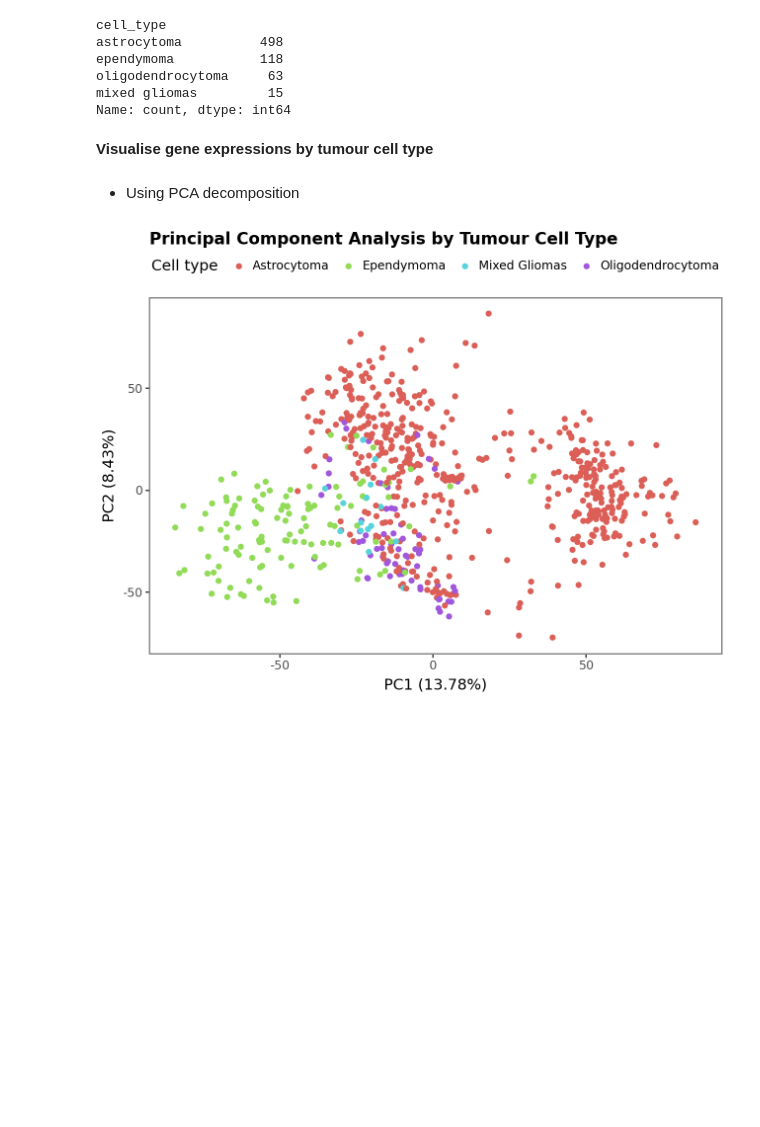
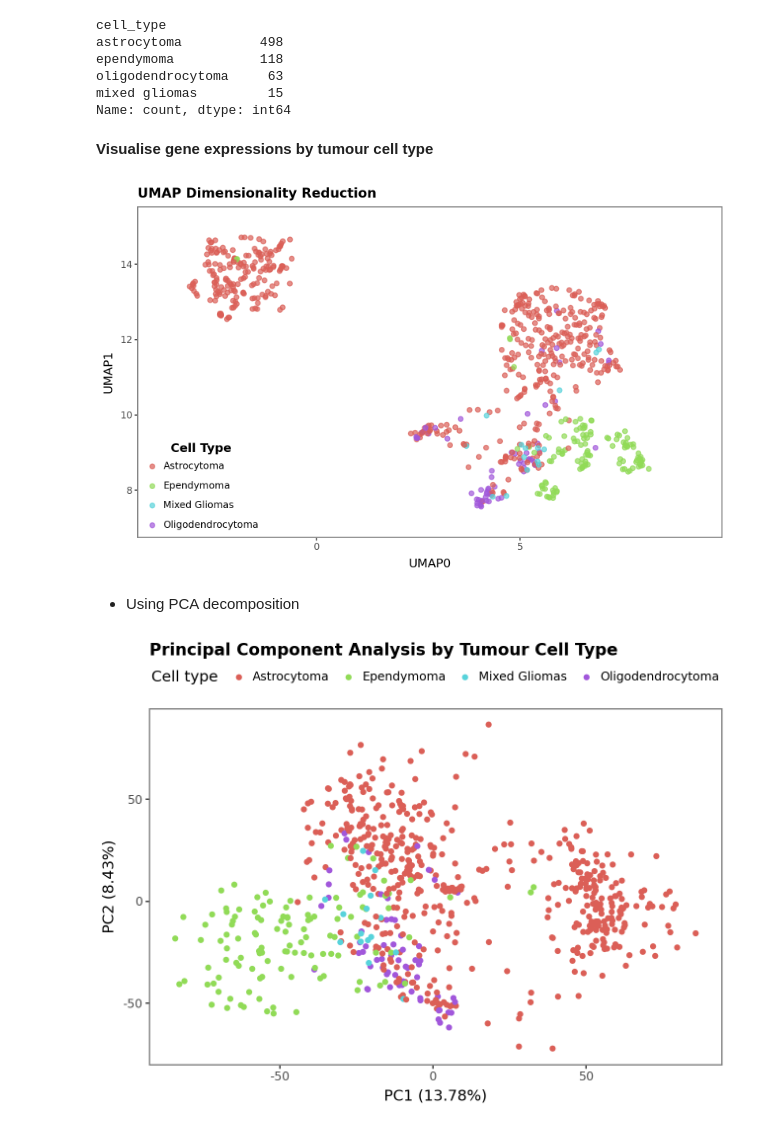
Before and after one commit to Chygos/Projects, a Jupyter notebook: Biology/glioma/ML/predicting_glioma_cell_types.ipynb, the cells around one changed output. Cells and saved outputs as stored; diff of their text form; code cells hidden in the pictures; blank space fills up the shorter version.

```diff
--- a/Biology/glioma/ML/predicting_glioma_cell_types.ipynb
+++ b/Biology/glioma/ML/predicting_glioma_cell_types.ipynb
@@ -92,6 +93,17 @@ mixed gliomas         15
 Name: count, dtype: int64
 # %% [markdown]
 __Visualise gene expressions by tumour cell type__
+# %%
+# UMAP
+fig = plot_PCA(expression_data, reduction_type='umaps', labels=metadata.cell_type.reset_index(drop=True))
+(
+    fig +
+        pn.theme(legend_position_inside=(0.01, 0.01)) +
+        pn.scale_color_discrete(labels=np.unique(metadata.cell_type.str.title()).tolist()) +
+        pn.labs(color='Cell Type')
+    )
+# %% [output]
+[figure, added]
 # %% [markdown]
 - Using PCA decomposition
 # %%
```
Also changed, not shown: parts of 1 cell of this notebook, 2 other files.
